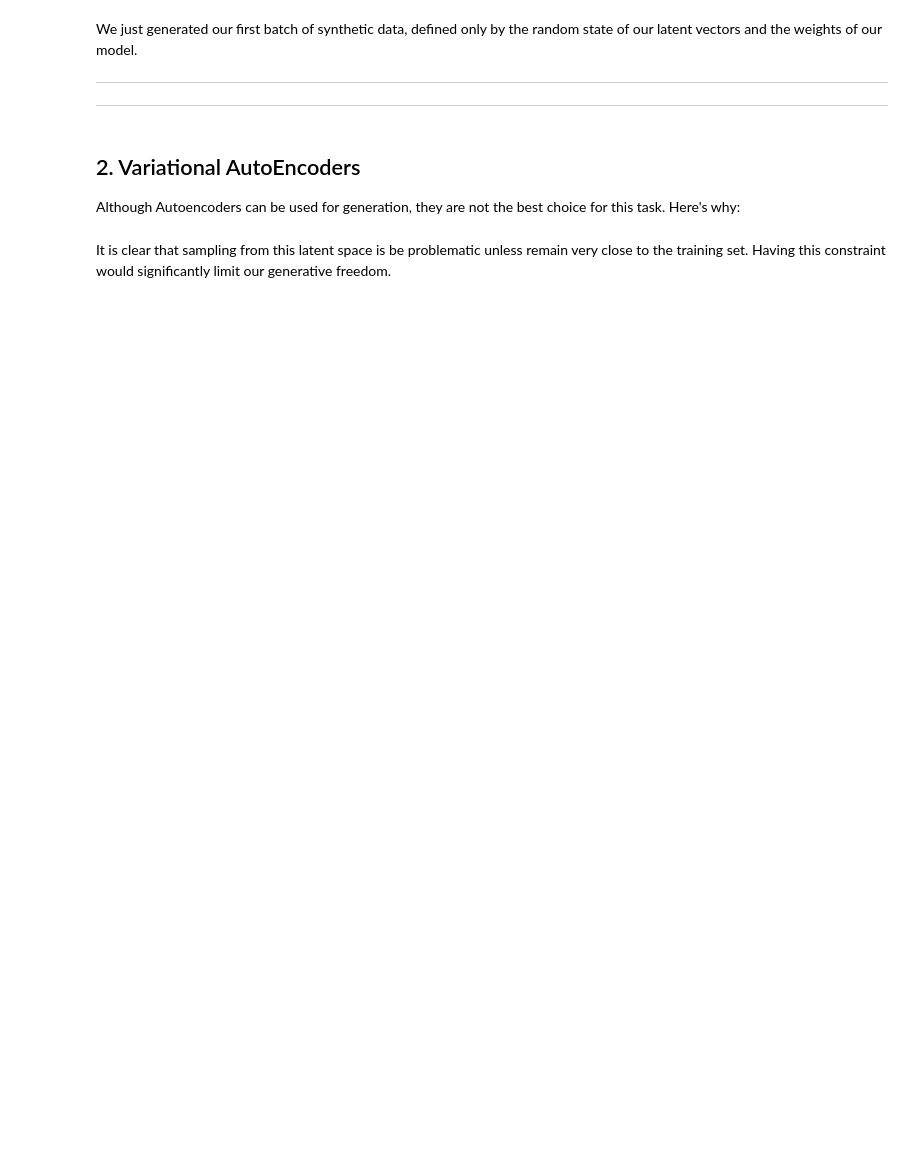
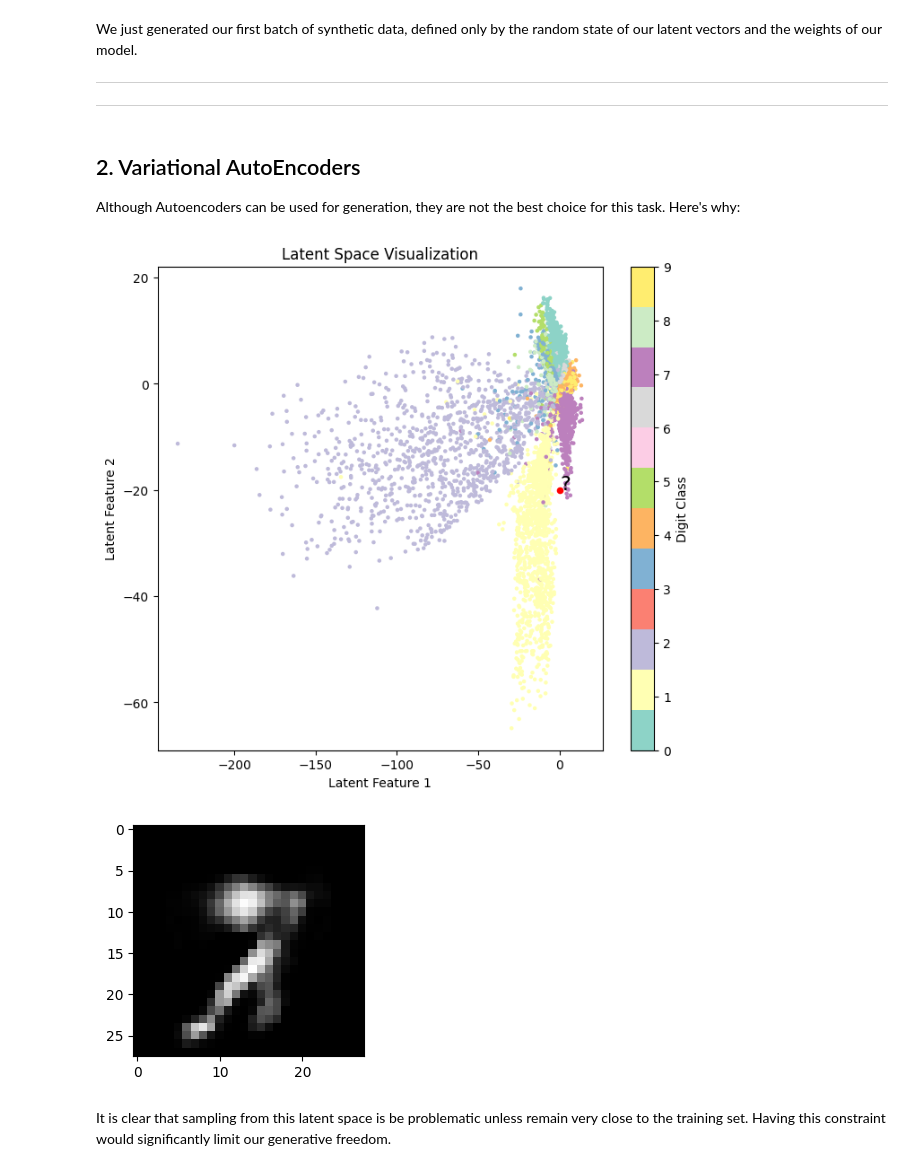
Before and after one commit to ada-jt1725/deep-learning, a Jupyter notebook: Day07-VAEs/Day07-VAEs_morning_codealong.ipynb, the cells around one changed output. Drawn from its saved outputs; the diff is of its cells as text; code cells hidden in the pictures; blank space fills up the shorter version.

```diff
--- a/Day07-VAEs/Day07-VAEs_morning_codealong.ipynb
+++ b/Day07-VAEs/Day07-VAEs_morning_codealong.ipynb
@@ -427,26 +435,29 @@ Although Autoencoders can be used for generation, they are not the best choice f
 The question is: **could we use an Autoencoder to do this?** Let's look at the 2D latent space of an Autoencoder trained on MNIST: -->
 # %%
 # Let's pick a vector in the "void" of the latent space
-z = ###
-recon = ###
+z = torch.tensor([[0,-20]], dtype=torch.float32)
+recon = model.decode(z.to(device))
 
 
 # Plot the latent vector in the latent space
 fig, ax = plt.subplots(1, 1, figsize=(8, 7))
 im = ax.scatter(latents[:, 0], latents[:, 1], c=labels, cmap=plt.cm.Set3, s=5)
 ax.scatter(z[:, 0].cpu(), z[:, 1].cpu(), c='r', s=20)
 ax.annotate(r'$?$', (z[:, 0].cpu(), z[:, 1].cpu()), fontsize=16)
 ax.set_xlabel('Latent Feature 1')
 ax.set_ylabel('Latent Feature 2')
 ax.set_title('Latent Space Visualization')
 plt.colorbar(im, ax=ax, label='Digit Class')
 plt.show()
 
 # Plot the reconstruction
 recon = recon.cpu().detach().numpy()
 fig, ax = plt.subplots(1, 1, figsize=(3, 3))
 plt.imshow(recon[0].reshape(28, 28), cmap='gray')
 plt.show()
+# %% [output]
+[figure, added]
+[figure, added]
 # %% [markdown]
 It is clear that sampling from this latent space is be problematic unless remain very close to the training set. Having this constraint would significantly limit our generative freedom.
 # %% [markdown]
```
Also changed, not shown: parts of 16 cells of this notebook.
